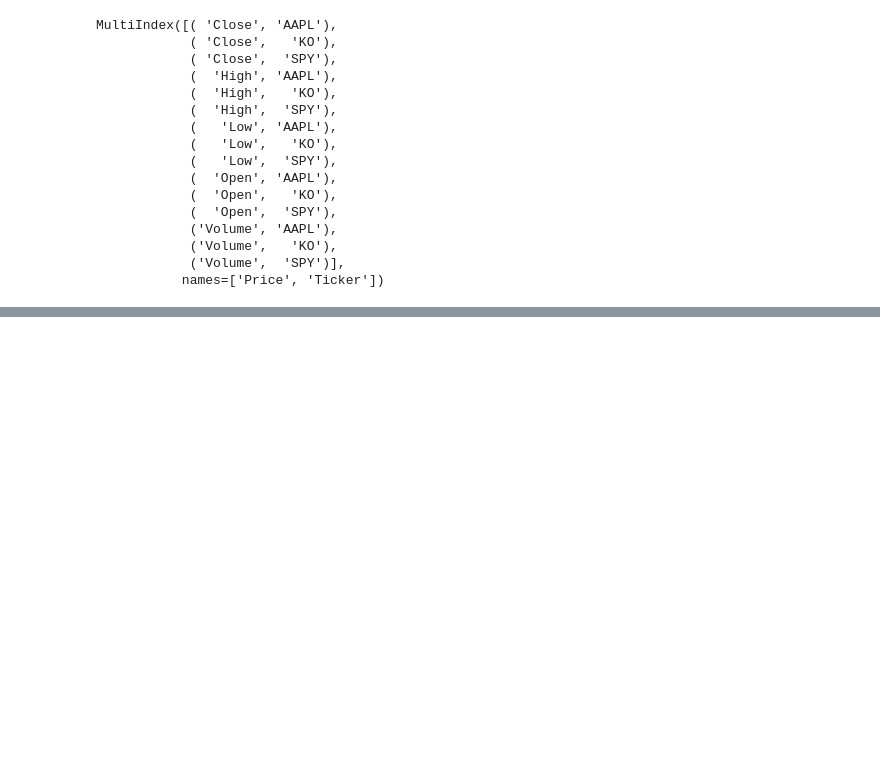
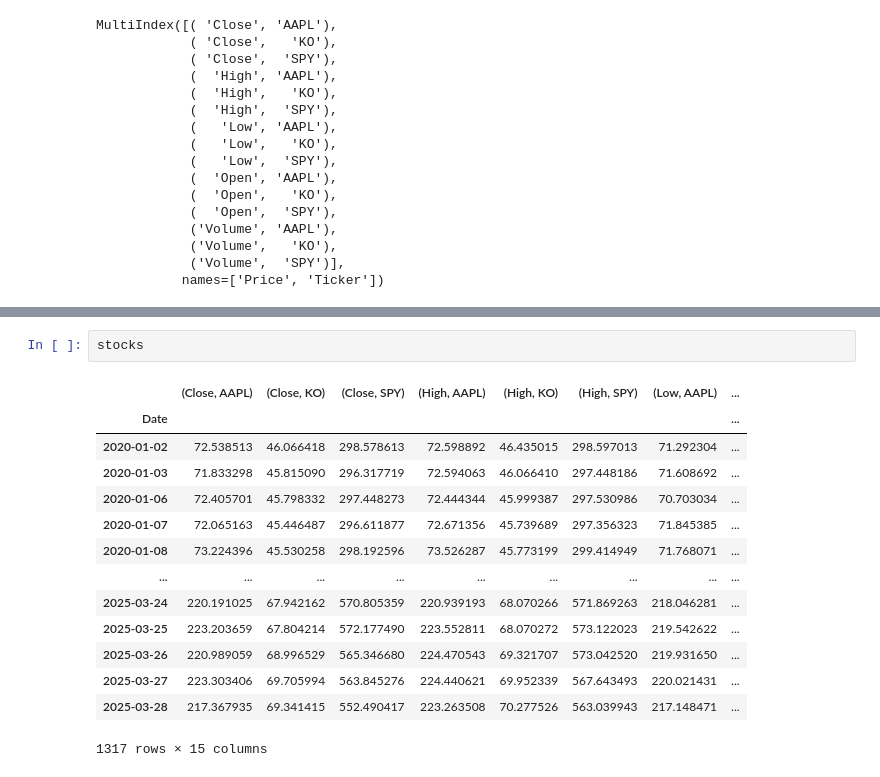
Before and after one commit to JorgePCDV/pcdv-algos, a Jupyter notebook: src/starter_files/algo1.ipynb, the cells around one changed output, grey strips where cells are left out. Cells and saved outputs as stored; diff of their text form; blank space fills up the shorter version.

```diff
--- a/src/starter_files/algo1.ipynb
+++ b/src/starter_files/algo1.ipynb
@@ -151,0 +164,17 @@ MultiIndex([( 'Close', 'AAPL'),
+# %%
+stocks
+# %% [output]
+|  | (Close, AAPL) | (Close, KO) | (Close, SPY) | (High, AAPL) | (High, KO) | (High, SPY) | (Low, AAPL) | ... |
+| Date |  |  |  |  |  |  |  | ... |
+| 2020-01-02 | 72.538513 | 46.066418 | 298.578613 | 72.598892 | 46.435015 | 298.597013 | 71.292304 | ... |
+| 2020-01-03 | 71.833298 | 45.815090 | 296.317719 | 72.594063 | 46.066410 | 297.448186 | 71.608692 | ... |
+| 2020-01-06 | 72.405701 | 45.798332 | 297.448273 | 72.444344 | 45.999387 | 297.530986 | 70.703034 | ... |
+| 2020-01-07 | 72.065163 | 45.446487 | 296.611877 | 72.671356 | 45.739689 | 297.356323 | 71.845385 | ... |
+| 2020-01-08 | 73.224396 | 45.530258 | 298.192596 | 73.526287 | 45.773199 | 299.414949 | 71.768071 | ... |
+| ... | ... | ... | ... | ... | ... | ... | ... | ... |
+| 2025-03-24 | 220.191025 | 67.942162 | 570.805359 | 220.939193 | 68.070266 | 571.869263 | 218.046281 | ... |
+| 2025-03-25 | 223.203659 | 67.804214 | 572.177490 | 223.552811 | 68.070272 | 573.122023 | 219.542622 | ... |
+| 2025-03-26 | 220.989059 | 68.996529 | 565.346680 | 224.470543 | 69.321707 | 573.042520 | 219.931650 | ... |
+| 2025-03-27 | 223.303406 | 69.705994 | 563.845276 | 224.440621 | 69.952339 | 567.643493 | 220.021431 | ... |
+| 2025-03-28 | 217.367935 | 69.341415 | 552.490417 | 223.263508 | 70.277526 | 563.039943 | 217.148471 | ... |
+1317 rows × 15 columns
```
Also changed, not shown: parts of 4 cells of this notebook.
